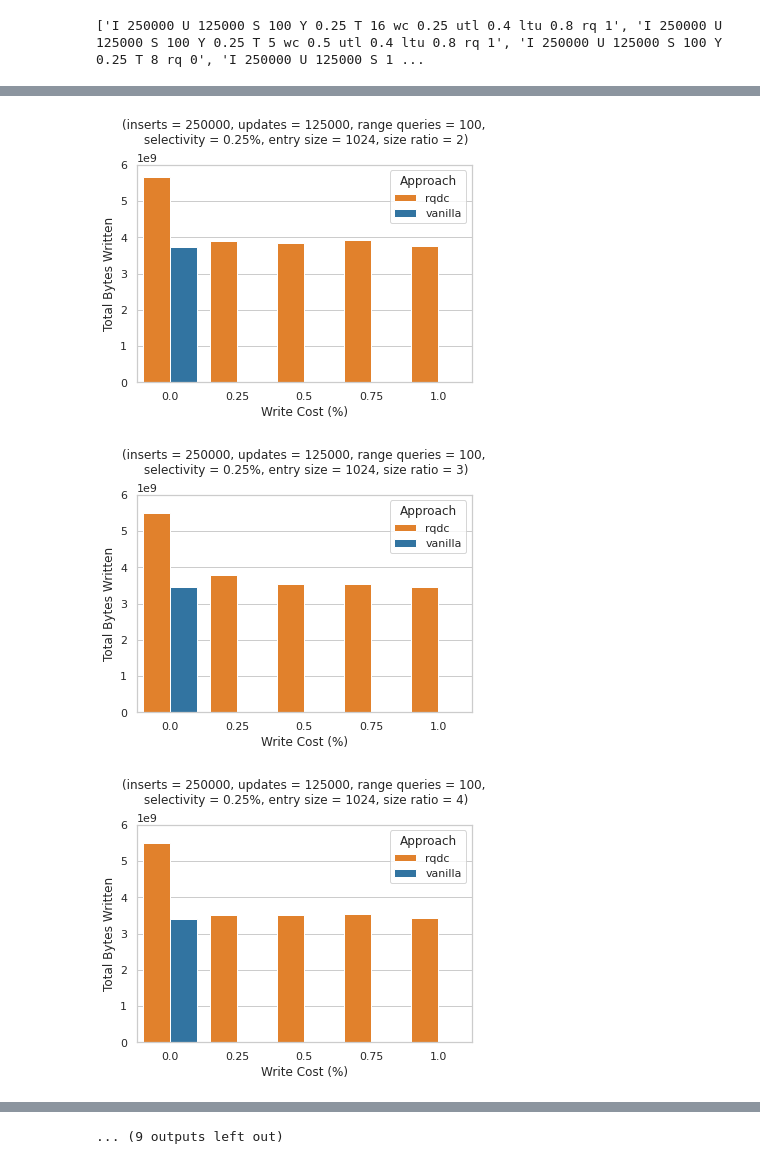
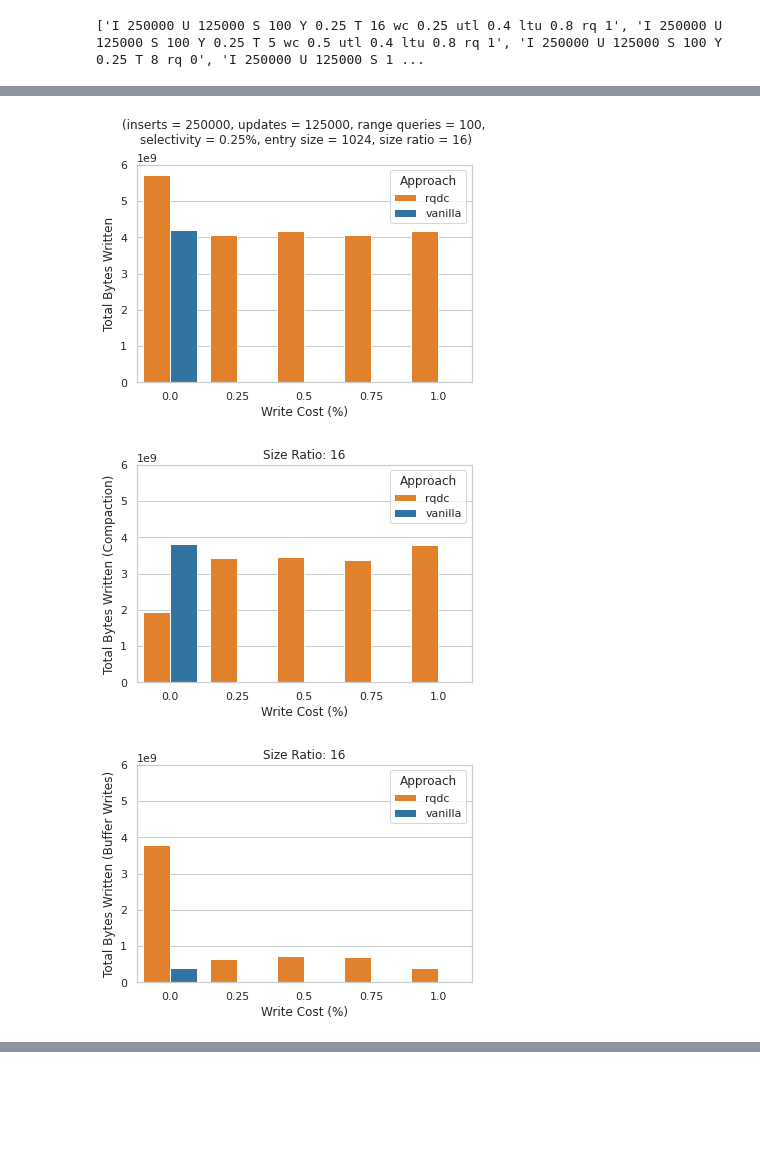
Before and after one commit to SSD-Brandeis/LSMQueryDrivenCompaction, a Jupyter notebook: development/rocksdb/examples/__working_branch/experiments/results.ipynb, the cells around one changed output, grey strips where cells are left out. Cells and saved outputs as stored; diff of their text form; code cells hidden in the pictures; blank space fills up the shorter version.

```diff
--- a/development/rocksdb/examples/__working_branch/experiments/results.ipynb
+++ b/development/rocksdb/examples/__working_branch/experiments/results.ipynb
@@ -134,7 +134,8 @@ results.head()
 | 3 | I 250000 U 125000 S 100 Y 0.25 T ... | 250000 | 125000 | 0 | 100 | 0.25 | 3 | 1.00 | ... |
 | 4 | I 250000 U 125000 S 100 Y 0.25 T ... | 250000 | 125000 | 0 | 100 | 0.25 | 4 | 0.25 | ... |
 # %%
-size_ratios = [2, 3, 4, 5, 8, 10, 16]
+# size_ratios = [2, 3, 4, 5, 8, 10, 16]
+size_ratios = [16]
 custom_colors = {"vanilla": "#1f77b4", "rqdc": "#ff7f0e"}
 
 for size_ratio in size_ratios:
@@ -182,33 +183,33 @@ for size_ratio in size_ratios:
     sns.set_theme(style="whitegrid")
     ax = sns.barplot(x="writeCost", y="bytesWrittenInBufferWrites", hue="approach", data=df, palette=custom_colors)
     ax.title.set_text(f"Size Ratio: {size_ratio}")
     ax.set(xlabel='Write Cost (%)', ylabel='Total Bytes Written (Buffer Writes)')
 
     max_y = 6000000000
     ax.set(ylim=(0, max_y))
     ax.legend(title="Approach", loc="upper right")
     plt.show()
 
 # size_ratios = [2, 3, 4, 5, 8, 10, 16]
 # custom_colors = {"vanilla": "#1f77b4", "rqdc": "#ff7f0e"}
 
 # for size_ratio in size_ratios:
 #     size_ratio_2_vs_write_cost_25_percent = results[results['sizeRatio'] == size_ratio]
 #     df = size_ratio_2_vs_write_cost_25_percent[['writeCost', 'approach', 'writeAmp']]
 #     df = df.sort_values(by=['writeCost', 'approach'], ascending=False)
 
 #     sns.set_theme(style="whitegrid")
 #     ax = sns.lineplot(x="writeCost", y="writeAmp", hue="approach", data=df, palette=custom_colors)
 #     ax.title.set_text(f"Size Ratio: {size_ratio}")
 #     ax.set(xlabel='Write Cost (%)', ylabel='Total Bytes Written (Buffer Writes)')
 
 #     # Uncomment the following lines if you want to set a specific y-axis limit:
 #     # max_y = 6000000000
 #     # ax.set(ylim=(0, max_y))
 
 #     ax.legend(title="Approach", loc="upper right")
 #     plt.show()
 # %% [output]
-[figure, old version]
+[figure, new version]
-[figure, old version]
+[figure, new version]
-[figure, old version]
+[figure, new version]
@@ -224,4 +216,3 @@ for size_ratio in size_ratios:
-... (9 outputs left out)
 # %%
 expected_files = [
     "rqc_off_stats.csv",
```
Also changed, not shown: parts of 3 cells of this notebook, 3 other files.
